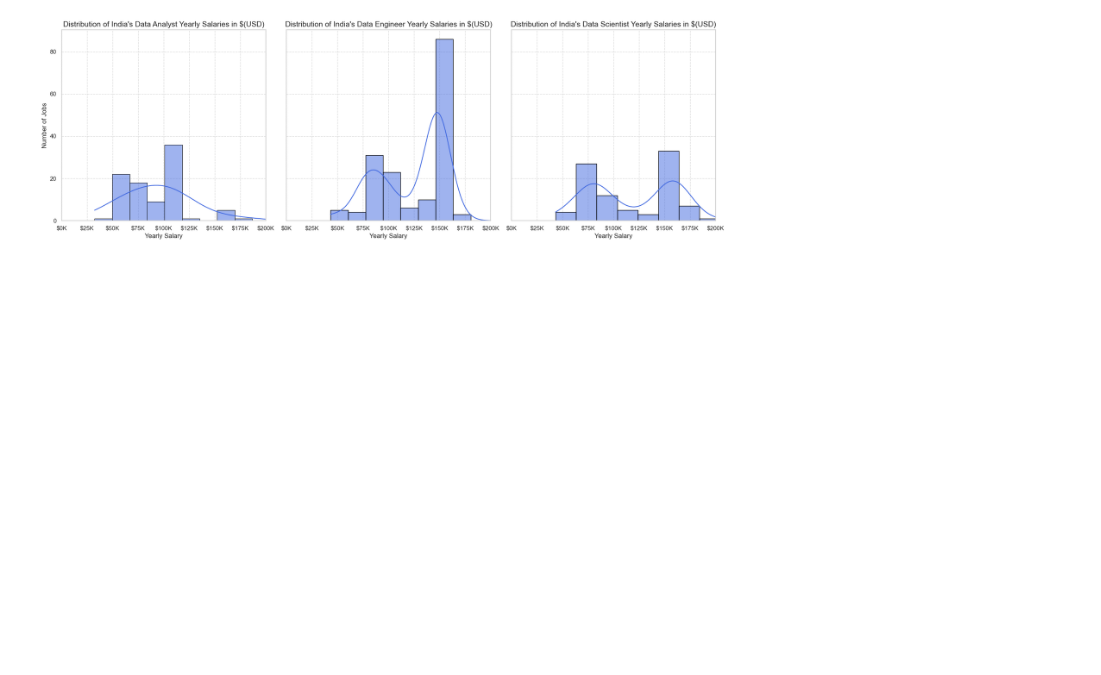
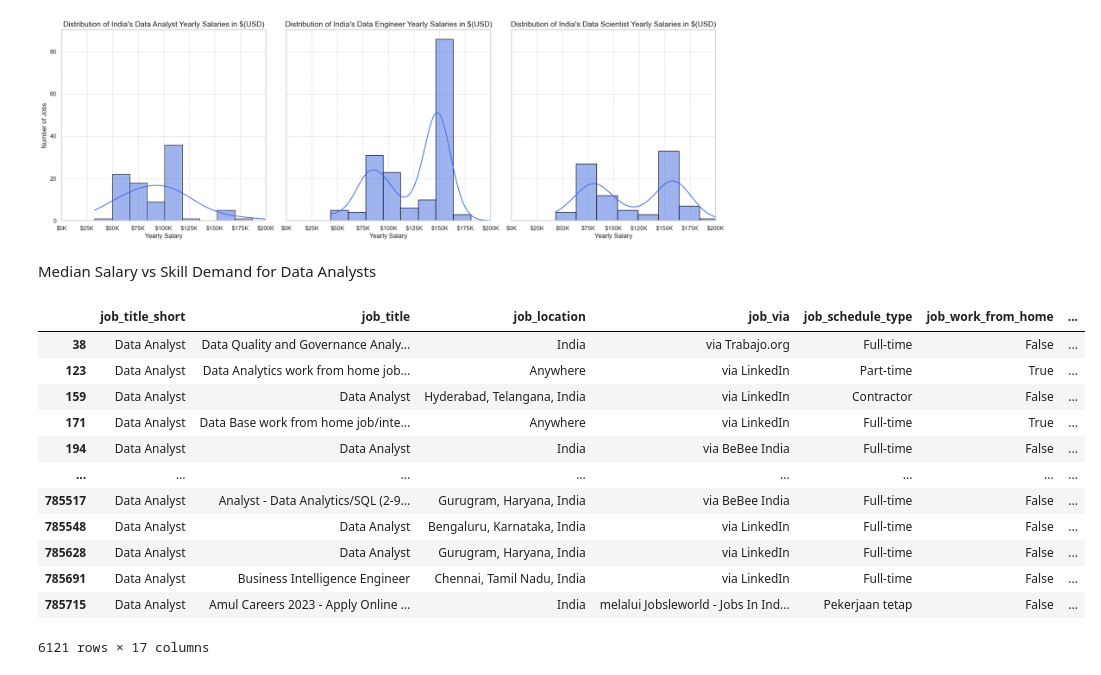
Before and after one commit to bhosaleprathamesh/DataJobs, a Jupyter notebook: Project/4_Salary_Analysis.ipynb, the cells around one changed output. Cells and saved outputs as stored; diff of their text form; code cells hidden in the pictures; blank space fills up the shorter version.

```diff
--- a/Project/4_Salary_Analysis.ipynb
+++ b/Project/4_Salary_Analysis.ipynb
@@ -161,3 +161,22 @@ plt.tight_layout()
 plt.show()
 # %% [output]
 [figure]
+# %% [markdown]
+Median Salary vs Skill Demand for Data Analysts
+# %%
+df_DA_IND = df[(df['job_country'] == 'India') & (df['job_title_short'] == 'Data Analyst')].copy()
+df_DA_IND
+# %% [output]
+|  | job_title_short | job_title | job_location | job_via | job_schedule_type | job_work_from_home | ... |
+| 38 | Data Analyst | Data Quality and Governance Analy... | India | via Trabajo.org | Full-time | False | ... |
+| 123 | Data Analyst | Data Analytics work from home job... | Anywhere | via LinkedIn | Part-time | True | ... |
+| 159 | Data Analyst | Data Analyst | Hyderabad, Telangana, India | via LinkedIn | Contractor | False | ... |
+| 171 | Data Analyst | Data Base work from home job/inte... | Anywhere | via LinkedIn | Full-time | True | ... |
+| 194 | Data Analyst | Data Analyst | India | via BeBee India | Full-time | False | ... |
+| ... | ... | ... | ... | ... | ... | ... | ... |
+| 785517 | Data Analyst | Analyst - Data Analytics/SQL (2-9... | Gurugram, Haryana, India | via BeBee India | Full-time | False | ... |
+| 785548 | Data Analyst | Data Analyst | Bengaluru, Karnataka, India | via LinkedIn | Full-time | False | ... |
+| 785628 | Data Analyst | Data Analyst | Gurugram, Haryana, India | via LinkedIn | Full-time | False | ... |
+| 785691 | Data Analyst | Business Intelligence Engineer | Chennai, Tamil Nadu, India | via LinkedIn | Full-time | False | ... |
+| 785715 | Data Analyst | Amul Careers 2023 - Apply Online ... | India | melalui Jobsleworld - Jobs In Ind... | Pekerjaan tetap | False | ... |
+6121 rows × 17 columns
```
Also changed, not shown: parts of 5 cells of this notebook, 2 other files.
